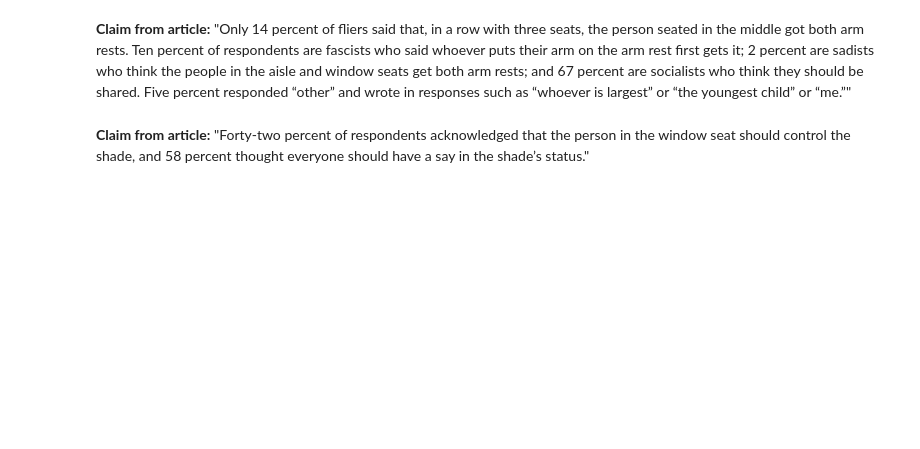
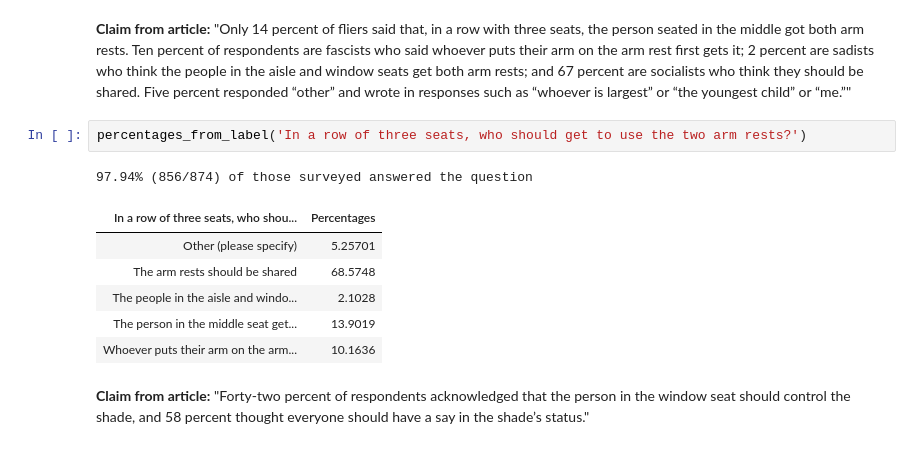
Before and after one commit to ls88-openscienceconnector/final-project-team-2, a Jupyter notebook: notebooks/airplane-analysis.ipynb, the cells around one changed output. Drawn from its saved outputs; the diff is of its cells as text; blank space fills up the shorter version.

```diff
--- a/notebooks/airplane-analysis.ipynb
+++ b/notebooks/airplane-analysis.ipynb
@@ -186,4 +199,14 @@ percenatages_from_label('')
 # %% [markdown]
 **Claim from article:** "Only 14 percent of fliers said that, in a row with three seats, the person seated in the middle got both arm rests. Ten percent of respondents are fascists who said whoever puts their arm on the arm rest first gets it; 2 percent are sadists who think the people in the aisle and window seats get both arm rests; and 67 percent are socialists who think they should be shared. Five percent responded “other” and wrote in responses such as “whoever is largest” or “the youngest child” or “me.”"
+# %%
+percentages_from_label('In a row of three seats, who should get to use the two arm rests?')
+# %% [output]
+97.94% (856/874) of those surveyed answered the question
+| In a row of three seats, who shou... | Percentages |
+| Other (please specify) | 5.25701 |
+| The arm rests should be shared | 68.5748 |
+| The people in the aisle and windo... | 2.1028 |
+| The person in the middle seat get... | 13.9019 |
+| Whoever puts their arm on the arm... | 10.1636 |
 # %% [markdown]
 **Claim from article:** "Forty-two percent of respondents acknowledged that the person in the window seat should control the shade, and 58 percent thought everyone should have a say in the shade’s status."
```
Also changed, not shown: parts of 5 cells of this notebook.
